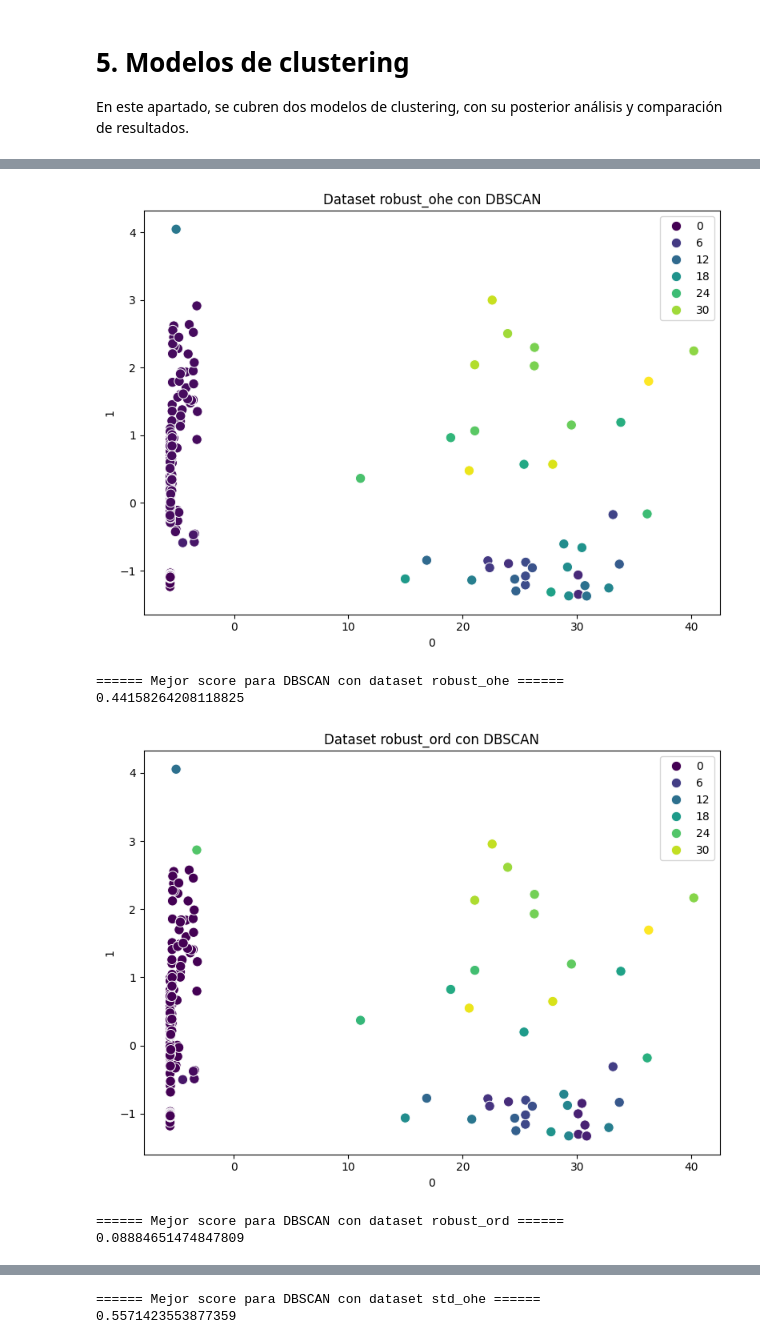
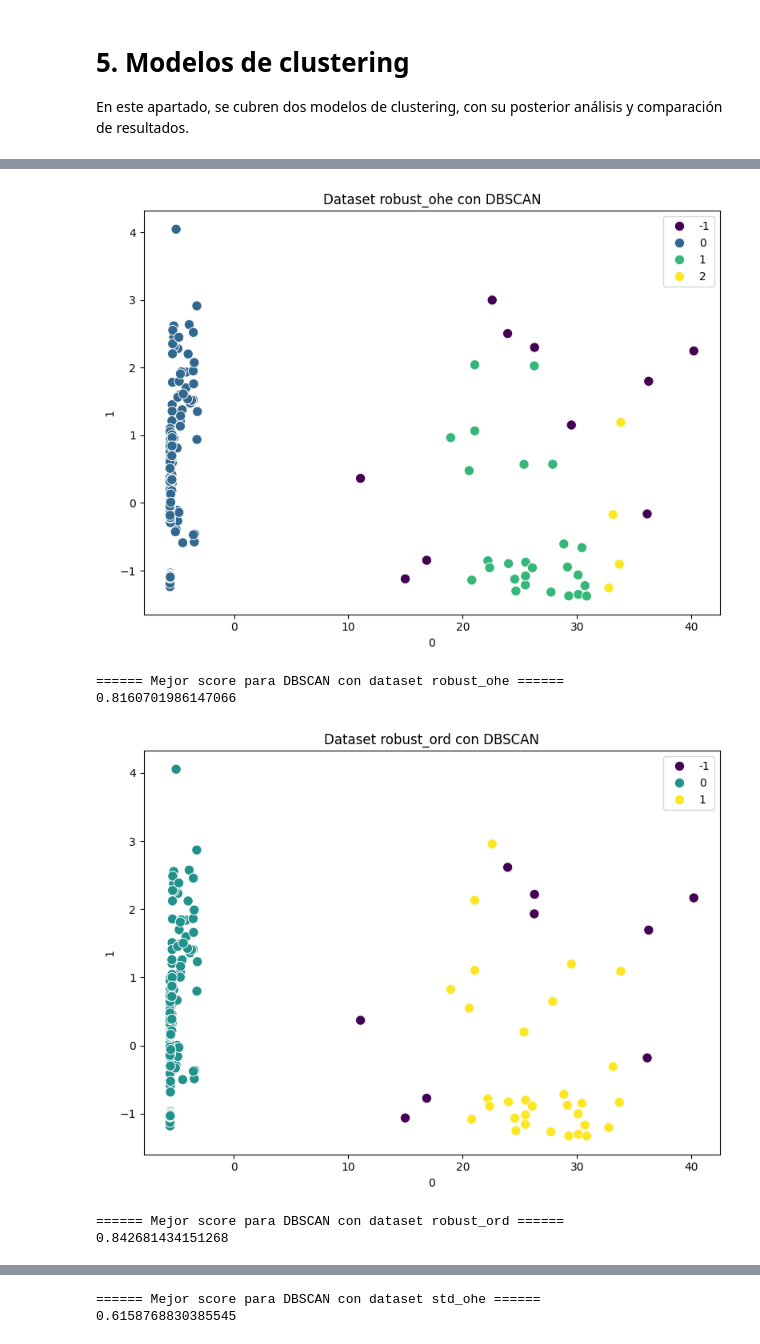
Before and after one commit to ManuGPR/ML_Clustering, a Jupyter notebook: AA_G03_Clustering.ipynb, the cells around one changed output, grey strips where cells are left out. Cells and saved outputs as stored; diff of their text form; code cells hidden in the pictures.

```diff
--- a/AA_G03_Clustering.ipynb
+++ b/AA_G03_Clustering.ipynb
@@ -442,6 +442,9 @@ import matplotlib.pyplot as plt
 from sklearn.cluster import KMeans
 from sklearn.metrics import silhouette_score
 import time
+max_k_kmeans, max_score_kmeans = 0, 0
+best_data_kmeans = None
+
 plt.figure(figsize=(8, 6))
 for key in dataframes.keys():
     data = dataframes[key]
@@ -459,6 +462,10 @@ for key in dataframes.keys():
         cluster_labels = modelo_kmeans.fit_predict(data)
         silhouette_avg = silhouette_score(data, cluster_labels)
         valores_medios_silhouette.append(silhouette_avg)
+        if max_score_kmeans < silhouette_avg and "ROBUST" not in key.upper():
+            max_k_kmeans = n_clusters
+            max_score_kmeans = silhouette_avg
+            best_data_kmeans = key
 
 
     fig, ax = plt.subplots(1, 3, figsize=(16, 6))
@@ -549,0 +557,17 @@ El primero modelo de clustering que usaremos es DBSCAN. Para poder tener una mej
+# %%
+# Test del codo
+from sklearn.cluster import DBSCAN
+from sklearn.datasets import make_blobs
+import matplotlib.pyplot as plt
+from sklearn.neighbors import NearestNeighbors
+for key in dataframes.keys():
+    data = dataframes[key]
+    nearest_neighbors = NearestNeighbors(n_neighbors=4)
+    neighbors = nearest_neighbors.fit(data)
+    distances, indices = neighbors.kneighbors(data)
+    distances = np.sort(distances, axis=0)
+    distances = distances[:,-1]
+    plt.plot(distances)
+    plt.xlabel("Puntos")
+    plt.ylabel("Distancia")
+    plt.show()
@@ -558,8 +587,10 @@ import warnings
 # Suprime todas las advertencias
 warnings.filterwarnings("ignore")
 
+codos = [1.75, 1.95, 0.375, 0.3] # valores obtenidos del test del codo
 
-for key in dataframes.keys():
+max_k_dbscan, max_score_dbscan = 0, 0
+for indice, key in enumerate(dataframes.keys()):
     data = dataframes[key]
 
     # hpo
@@ -568,46 +599,40 @@ for key in dataframes.keys():
     'min_samples': np.arange(1, 6)
     }
 
     # Define el modelo DBSCAN
-    model = DBSCAN()
+    model = DBSCAN(min_samples=4, eps=codos[indice])
 
-    # Realiza la búsqueda aleatoria
-    search = RandomizedSearchCV(model, param_distributions=param_grid, n_iter=15, scoring='neg_mean_squared_error', cv=5, random_state=100472310)
-    best_model = search.fit(data)
-
-    # Obtiene los mejores hiperparámetros
-    best_eps = best_model.best_params_['eps']
-    best_min_samples = best_model.best_params_['min_samples']
 
     # Crea una figura
     fig, axes = plt.subplots(1, 1, figsize=(8, 6))
-
-    # Se crea el modelo
-    model = DBSCAN(eps=best_eps, min_samples=best_min_samples)
 
     # Se entrena el modelo con el dataset con onehot-encoding
     model.fit(data)
 
     # Se guardan los resultados
     labels = model.labels_
     silhouette_avg = silhouette_score(data, labels)
+    if max_score_dbscan < silhouette_avg and "ROBUST" not in key.upper():
+        max_score_dbscan = silhouette_avg
+        max_k_dbscan = len(set(labels)) - (1 if -1 in labels else 0)
+        best_data_dbscan = key
 
     # Se crea un plot con los resultados
     sns.scatterplot(x=data.iloc[:, 0], y=data.iloc[:, 1], hue=labels, palette='viridis', ax=axes, s=80)
     axes.set_title(f'Dataset {key} con DBSCAN')
 
 
     # Se muestar el plot
     plt.tight_layout()
     plt.show()
 
     # Se imprime la score
     print(f"====== Mejor score para DBSCAN con dataset {key} ======")
     print(silhouette_avg)
 # %% [output]
-[figure, old version]
+[figure, new version]
 ====== Mejor score para DBSCAN con dataset robust_ohe ======
-0.44158264208118825
+0.8160701986147066
-[figure, old version]
+[figure, new version]
 ====== Mejor score para DBSCAN con dataset robust_ord ======
-0.08884651474847809
+0.842681434151268
@@ -615,2 +640,2 @@ for key in dataframes.keys():
 ====== Mejor score para DBSCAN con dataset std_ohe ======
-0.5571423553877359
+0.6158768830385545
```
Also changed, not shown: parts of 19 cells of this notebook.
